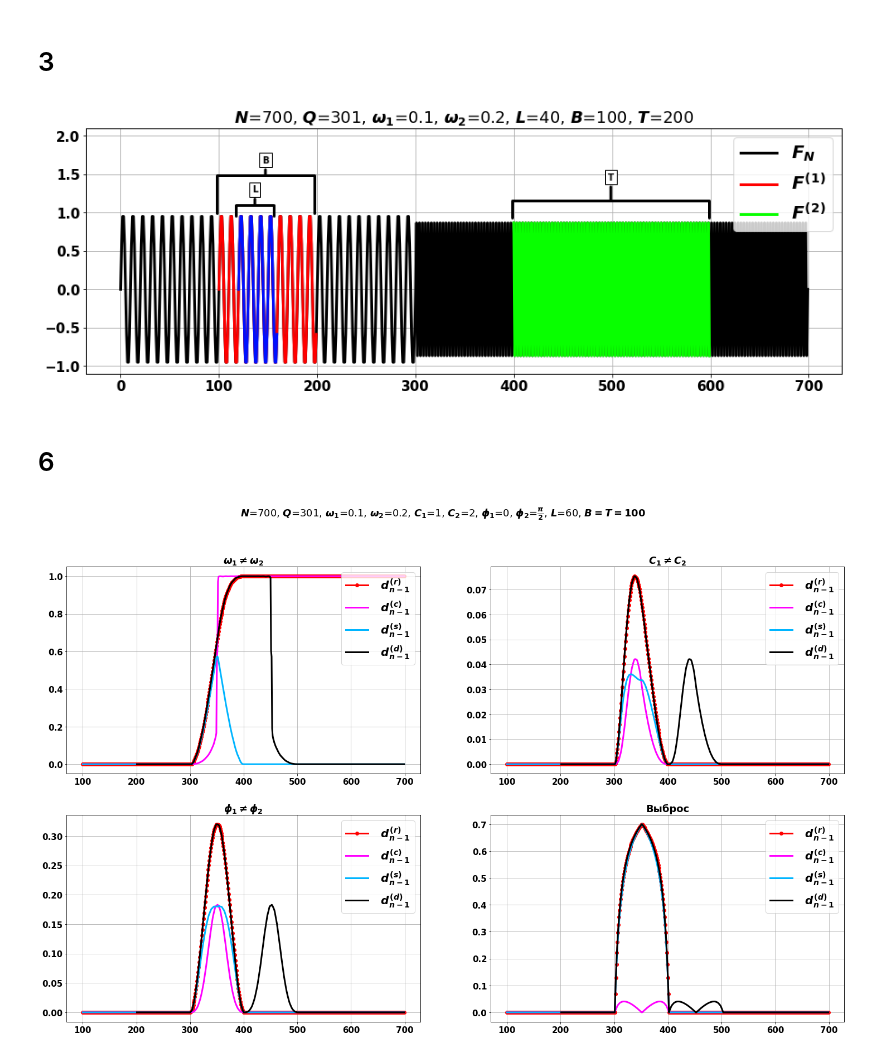
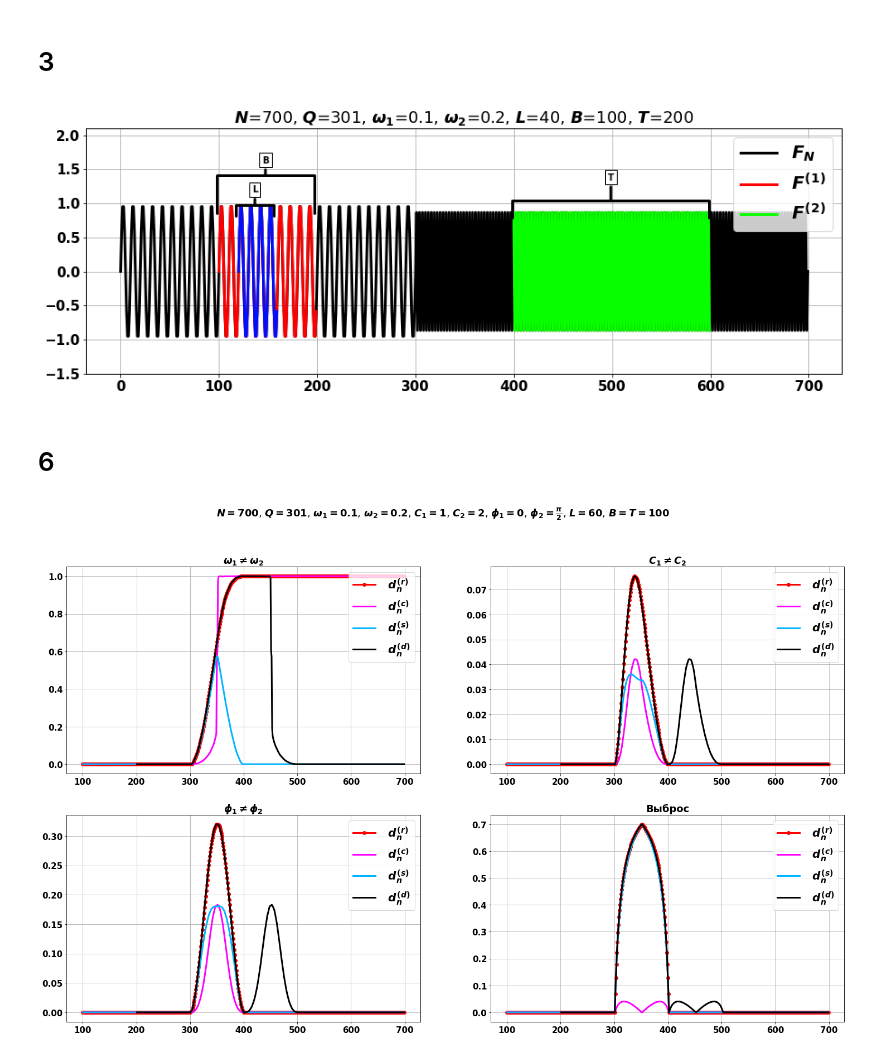
Before and after one commit to Loulaan/researchWork, a Jupyter notebook: System/imgs_graduation.ipynb, the cells around one changed output. Saved outputs shown, nothing was run; the diff lists cells and outputs as text; code cells hidden in the pictures.

```diff
--- a/System/imgs_graduation.ipynb
+++ b/System/imgs_graduation.ipynb
@@ -49,9 +49,6 @@ colors = plt.cm.hsv(np.linspace(0, 1, 10))
 # %% [markdown]
 # 3
 # %%
-
-
-
 w2 = 1/5
 
 B = 100
@@ -75,35 +72,35 @@ l_ser = original_series[L_start:L_start+L]
 
 plt.figure(figsize=(15, 5))
 
 plt.annotate('B', xy=(0.237, 0.8), xytext=(0.237, 0.87), xycoords='axes fraction',
             fontsize=10, ha='center', va='center',
             bbox=dict(boxstyle='square', fc='white'),
             arrowprops=dict(arrowstyle='-[, widthB=5.4, lengthB=4.2', lw=3.0))
 
 plt.annotate('L', xy=(0.223, 0.68), xytext=(0.223, 0.75), xycoords='axes fraction',
             fontsize=10, ha='center', va='center',
             bbox=dict(boxstyle='square', fc='white'),
             arrowprops=dict(arrowstyle='-[, widthB=2.1, lengthB=1.2', lw=3.0))
 
 plt.annotate('T', xy=(0.694, 0.7), xytext=(0.694, 0.8), xycoords='axes fraction',
             fontsize=10, ha='center', va='center',
             bbox=dict(boxstyle='square', fc='white'),
             arrowprops=dict(arrowstyle='-[, widthB=10.9, lengthB=1.9', lw=3.0))
 
 plt.rc('legend',fontsize=20, loc='upper right')
 plt.plot(original_series, label=r"$F_N$", color='black', linewidth=3)
 plt.plot(X_base, base, label=r"$F^{(1)}$", color=colors[0], linewidth=3)
 plt.plot(X_test, test, label=r"$F^{(2)}$", color=colors[3], linewidth=3)
 plt.plot(X_l, l_ser, color=colors[6], linewidth=3)
 plt.title(fr"$N$={N}, $Q$={Q}, $\omega_1$={w1}, $\omega_2$={w2}, $L$={L}, $B$={B}, $T$={T_}")
 plt.legend()
 plt.legend()
-plt.ylim((-1.1, 2.1))
+plt.ylim((-1.5, 2.1))
 plt.grid()
 plt.show()
 # designations.png
 # %% [output]
-[figure, old version]
+[figure, new version]
 # %% [markdown]
 # 6
 # %%
@@ -126,39 +123,39 @@ fOutlier[Q] = fOutlier[Q] + C1*10
 hmOutlier = Hmatr(fOutlier, B, T_, L, neig=r, svdMethod=method)
 # %%
 fig, ((ax1, ax2), (ax3, ax4)) = plt.subplots(2,2, figsize=(25, 15))
-fig.suptitle(r"$N$=700, $Q$=301, $\omega_1$=0.1, $\omega_2$=0.2, $C_1$=1, $C_2$=2, $\phi_1$=0, $\phi_2$=$\frac{\pi}{2}$, $L$=60, $B=T=100$")
+fig.suptitle(r"$N=700$, $Q=301$, $\omega_1=0.1$, $\omega_2=0.2$, $C_1=1$, $C_2=2$, $\phi_1=0$, $\phi_2=\frac{\pi}{2}$, $L=60$, $B=T=100$")
 
 ax1.set_title(r'$\omega_1 \neq \omega_2$', fontweight='bold')
-ax1.plot(np.arange(hmPerm.T, hmPerm.N), hmPerm.getRow(0), label=r' $d_{n-1}^{(r)} $', color=colors[0], marker='o', linewidth=3)
-ax1.plot(np.arange(hmPerm.B, hmPerm.N), hmPerm.getCol(0), label=r' $d_{n-1}^{(c)} $', color='fuchsia', linewidth=3)
-ax1.plot(np.arange(hmPerm.T, hmPerm.N), hmPerm.getSym(), label=r' $d_{n-1}^{(s)} $', color=colors[5], linewidth=3)
-ax1.plot(np.arange(hmPerm.B + hmPerm.T + 1, hmPerm.N), hmPerm.getDiag(), label=r' $d_{n-1}^{(d)} $', color='black', linewidth=3)
+ax1.plot(np.arange(hmPerm.T, hmPerm.N), hmPerm.getRow(0), label=r' $d_n^{(r)} $', color=colors[0], marker='o', linewidth=3)
+ax1.plot(np.arange(hmPerm.B, hmPerm.N), hmPerm.getCol(0), label=r' $d_n^{(c)} $', color='fuchsia', linewidth=3)
+ax1.plot(np.arange(hmPerm.T, hmPerm.N), hmPerm.getSym(), label=r' $d_n^{(s)} $', color=colors[5], linewidth=3)
+ax1.plot(np.arange(hmPerm.B + hmPerm.T + 1, hmPerm.N), hmPerm.getDiag(), label=r' $d_n^{(d)} $', color='black', linewidth=3)
 ax1.legend()
 ax1.grid()
 
 ax2.set_title(r'$C_1 \neq C_2$', fontweight='bold')
-ax2.plot(np.arange(hmTemp.T, hmTemp.N), hmTemp.getRow(0), label=r' $d_{n-1}^{(r)} $', color=colors[0], marker='o', linewidth=3)
-ax2.plot(np.arange(hmTemp.B, hmTemp.N), hmTemp.getCol(0), label=r' $d_{n-1}^{(c)} $', color='fuchsia', linewidth=3)
-ax2.plot(np.arange(hmTemp.T, hmTemp.N), hmTemp.getSym(), label=r' $d_{n-1}^{(s)} $', color=colors[5], linewidth=3)
-ax2.plot(np.arange(hmTemp.B + hmTemp.T + 1, hmTemp.N), hmTemp.getDiag(), label=r' $d_{n-1}^{(d)} $', color='black', linewidth=3)
+ax2.plot(np.arange(hmTemp.T, hmTemp.N), hmTemp.getRow(0), label=r' $d_n^{(r)} $', color=colors[0], marker='o', linewidth=3)
+ax2.plot(np.arange(hmTemp.B, hmTemp.N), hmTemp.getCol(0), label=r' $d_n^{(c)} $', color='fuchsia', linewidth=3)
+ax2.plot(np.arange(hmTemp.T, hmTemp.N), hmTemp.getSym(), label=r' $d_n^{(s)} $', color=colors[5], linewidth=3)
+ax2.plot(np.arange(hmTemp.B + hmTemp.T + 1, hmTemp.N), hmTemp.getDiag(), label=r' $d_n^{(d)} $', color='black', linewidth=3)
 ax2.legend()
 ax2.grid()
 
 ax3.set_title(r'$\phi_1 \neq \phi_2$', fontweight='bold')
-ax3.plot(np.arange(hmShifted.T, hmShifted.N), hmShifted.getRow(0), label=r' $d_{n-1}^{(r)} $', color=colors[0], marker='o', linewidth=3)
-ax3.plot(np.arange(hmShifted.B, hmShifted.N), hmShifted.getCol(0), label=r' $d_{n-1}^{(c)} $', color='fuchsia', linewidth=3)
-ax3.plot(np.arange(hmShifted.T, hmShifted.N), hmShifted.getSym(), label=r' $d_{n-1}^{(s)} $', color=colors[5], linewidth=3)
-ax3.plot(np.arange(hmShifted.B + hmShifted.T + 1, hmShifted.N), hmShifted.getDiag(), label=r' $d_{n-1}^{(d)} $', color='black', linewidth=3)
+ax3.plot(np.arange(hmShifted.T, hmShifted.N), hmShifted.getRow(0), label=r' $d_n^{(r)} $', color=colors[0], marker='o', linewidth=3)
+ax3.plot(np.arange(hmShifted.B, hmShifted.N), hmShifted.getCol(0), label=r' $d_n^{(c)} $', color='fuchsia', linewidth=3)
+ax3.plot(np.arange(hmShifted.T, hmShifted.N), hmShifted.getSym(), label=r' $d_n^{(s)} $', color=colors[5], linewidth=3)
+ax3.plot(np.arange(hmShifted.B + hmShifted.T + 1, hmShifted.N), hmShifted.getDiag(), label=r' $d_n^{(d)} $', color='black', linewidth=3)
 ax3.legend()
 ax3.grid()
 
 ax4.set_title('Выброс', fontweight='bold')
-ax4.plot(np.arange(hmOutlier.T, hmOutlier.N), hmOutlier.getRow(0), label=r' $d_{n-1}^{(r)} $', color=colors[0], marker='o', linewidth=3)
-ax4.plot(np.arange(hmOutlier.B, hmOutlier.N), hmOutlier.getCol(0), label=r' $d_{n-1}^{(c)} $', color='fuchsia', linewidth=3)
-ax4.plot(np.arange(hmOutlier.T, hmOutlier.N), hmOutlier.getSym(), label=r' $d_{n-1}^{(s)} $', color=colors[5], linewidth=3)
-ax4.plot(np.arange(hmOutlier.B + hmOutlier.T + 1, hmOutlier.N), hmOutlier.getDiag(), label=r' $d_{n-1}^{(d)} $', color='black', linewidth=3)
+ax4.plot(np.arange(hmOutlier.T, hmOutlier.N), hmOutlier.getRow(0), label=r' $d_n^{(r)} $', color=colors[0], marker='o', linewidth=3)
+ax4.plot(np.arange(hmOutlier.B, hmOutlier.N), hmOutlier.getCol(0), label=r' $d_n^{(c)} $', color='fuchsia', linewidth=3)
+ax4.plot(np.arange(hmOutlier.T, hmOutlier.N), hmOutlier.getSym(), label=r' $d_n^{(s)} $', color=colors[5], linewidth=3)
+ax4.plot(np.arange(hmOutlier.B + hmOutlier.T + 1, hmOutlier.N), hmOutlier.getDiag(), label=r' $d_n^{(d)} $', color='black', linewidth=3)
 ax4.legend()
 ax4.grid()
 # detectionTests.png
 # %% [output]
-[figure, old version]
+[figure, new version]
```
Also changed, not shown: parts of 26 cells of this notebook, 12 other files.
